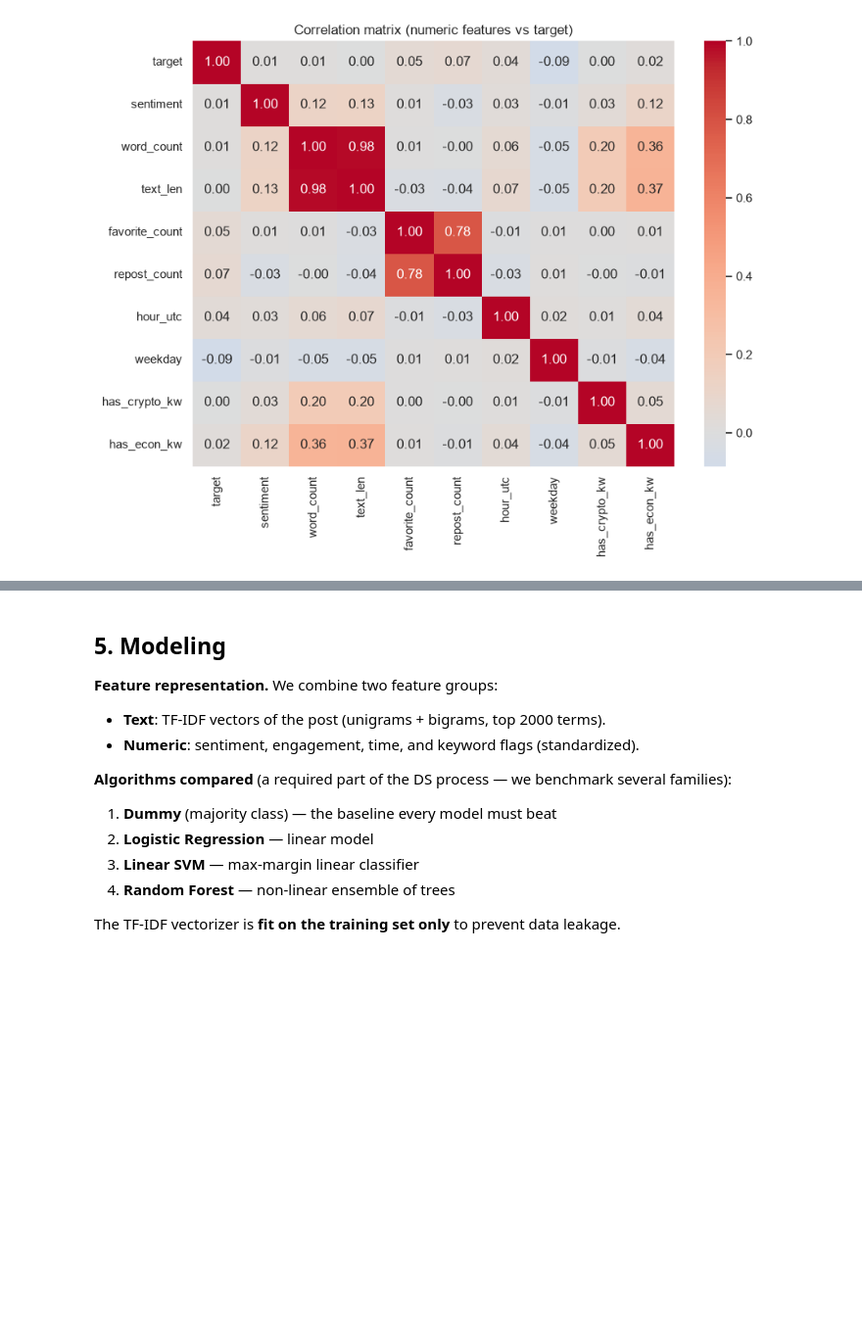
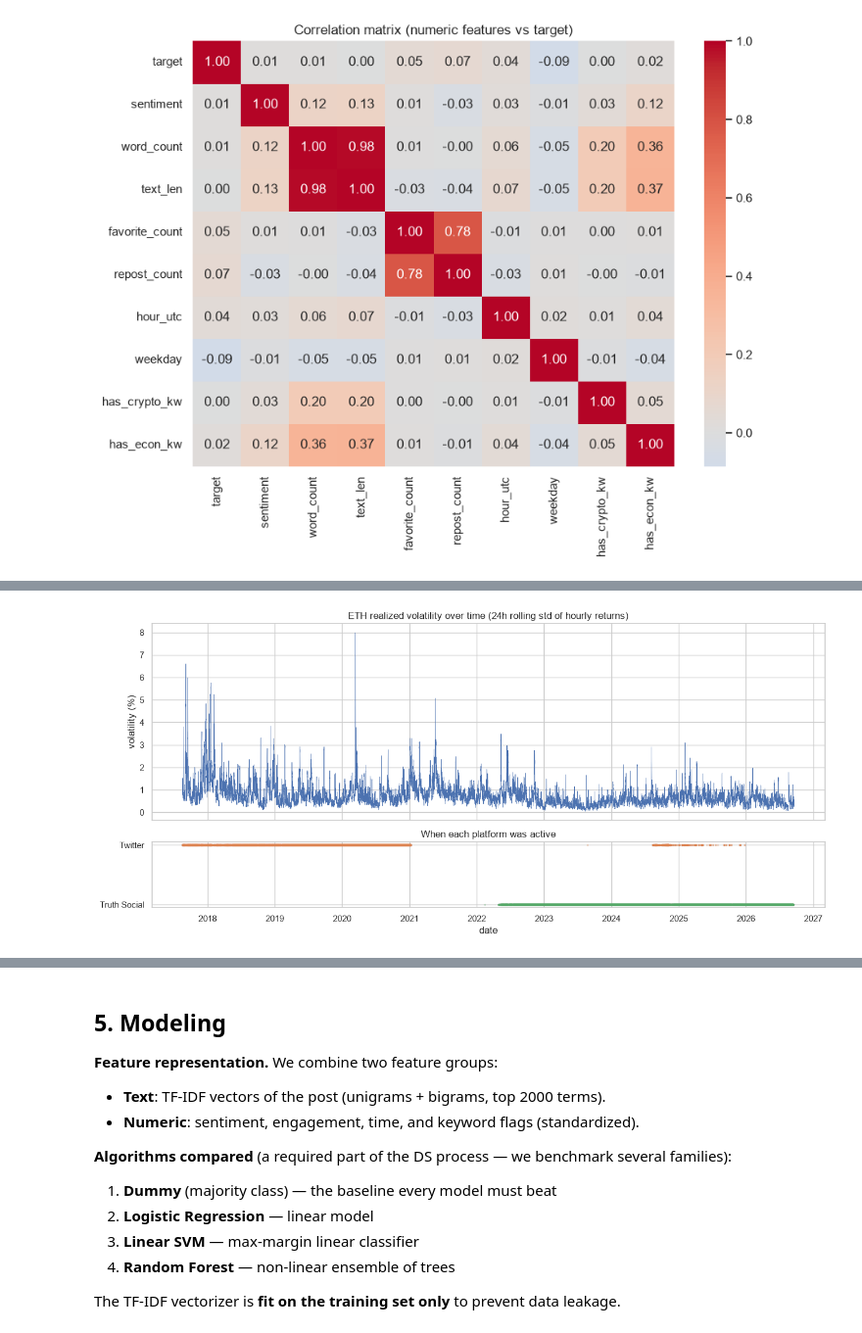
Before and after one commit to JFKongphop/crypto-sentiment-prototype, a Jupyter notebook: eth_volatility_analysis.ipynb, the cells around one changed output, grey strips where cells are left out. Shown at 98% size. Drawn from its saved outputs; the diff is of its cells as text; code cells hidden in the pictures; blank space fills up the shorter version.

Commit message:
update: eth_volatility_analysis

```diff
--- a/eth_volatility_analysis.ipynb
+++ b/eth_volatility_analysis.ipynb
@@ -195,0 +212,18 @@ plt.title('Correlation matrix (numeric features vs target)'); plt.tight_layout()
+# %%
+# 4.5 Volatility over time -- and why the "platform" gap is really an "era" gap
+pxv = pd.read_csv('csv/eth_price.csv', parse_dates=['timestamp']).sort_values('timestamp')
+pxv['rv_24h'] = pxv['close'].pct_change().rolling(24).std() * 100   # % hourly vol, 24h window
+
+fig, ax = plt.subplots(2, 1, figsize=(13, 6), sharex=True,
+                       gridspec_kw={'height_ratios': [3, 1]})
+ax[0].plot(pxv['timestamp'], pxv['rv_24h'], lw=0.5, color='#4C72B0')
+ax[0].set_title('ETH realized volatility over time (24h rolling std of hourly returns)')
+ax[0].set_ylabel('volatility (%)')
+for plat, y, color in [('Twitter', 1, '#DD8452'), ('Truth Social', 0, '#55A868')]:
+    sub = df[df['platform'] == plat]
+    ax[1].scatter(sub['date'], np.full(len(sub), y), s=2, color=color, alpha=0.25)
+ax[1].set_yticks([0, 1]); ax[1].set_yticklabels(['Truth Social', 'Twitter'])
+ax[1].set_title('When each platform was active'); ax[1].set_xlabel('date')
+plt.tight_layout(); plt.show()
+# %% [output]
+[figure, added]
```
Also changed, not shown: parts of 20 cells of this notebook.
